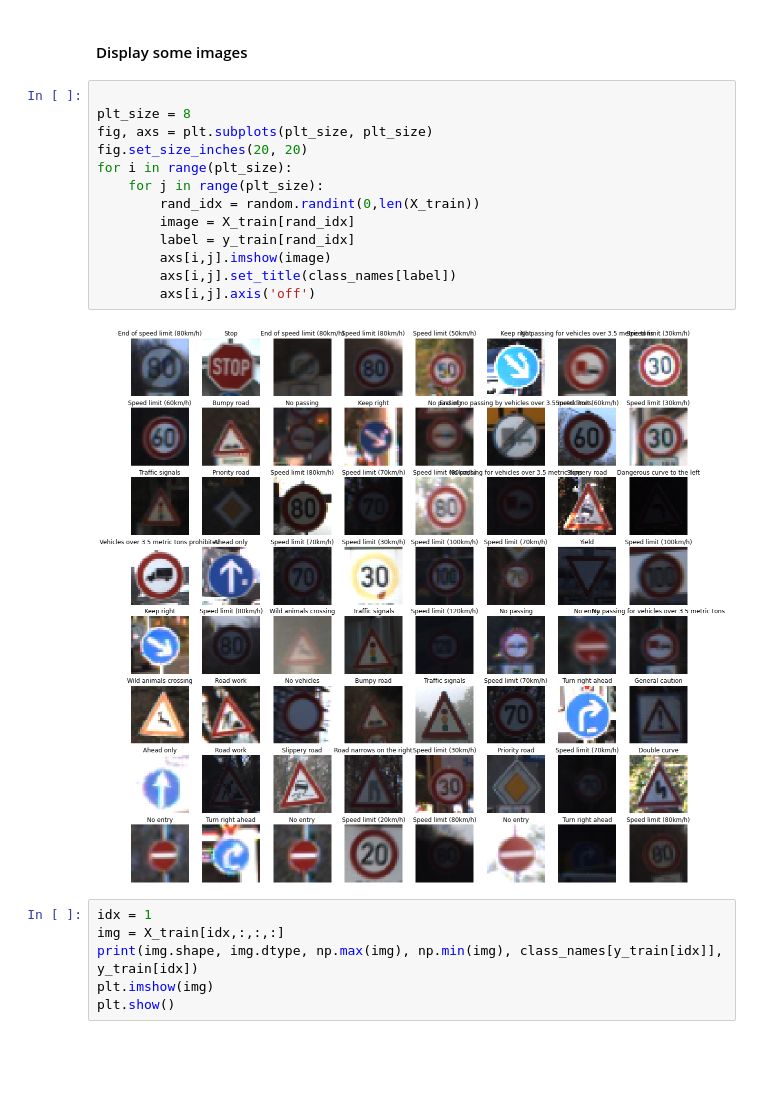
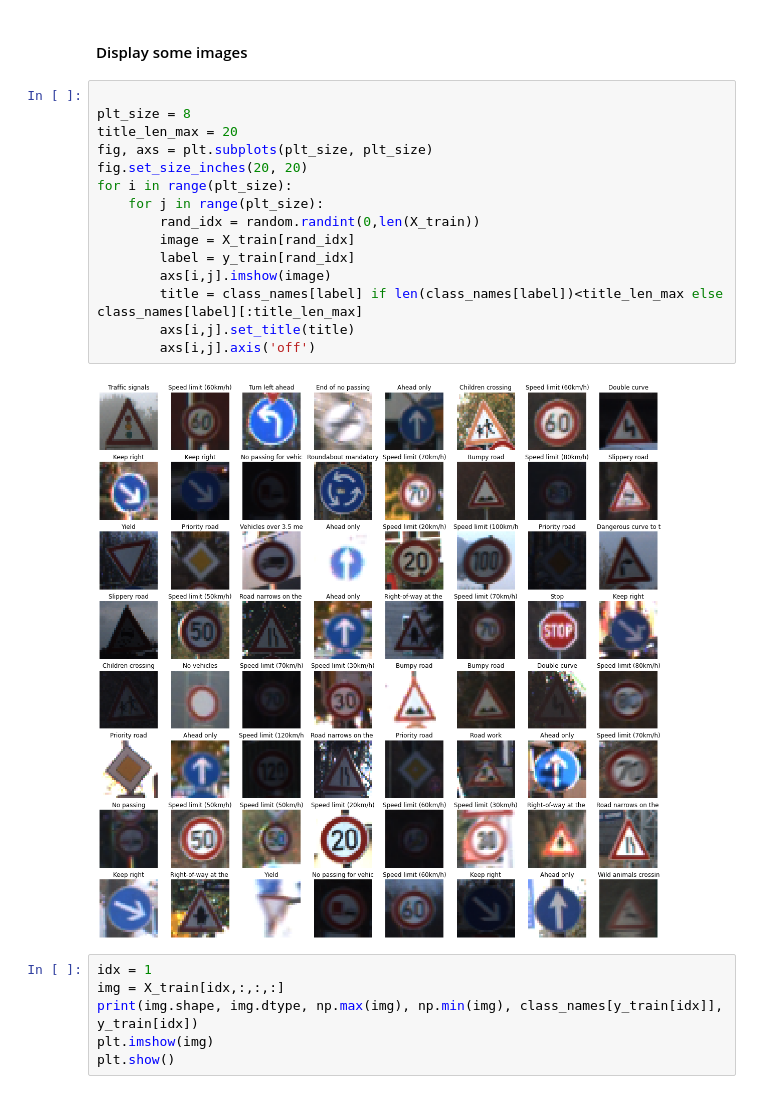
Before and after one commit to Zulkhuu/self-driving-car, a Jupyter notebook: P3_traffic_sign_classifier/Traffic_Sign_Classifier.ipynb, the cells around one changed output. Drawn from its saved outputs; the diff is of its cells as text; blank space fills up the shorter version.

```diff
--- a/P3_traffic_sign_classifier/Traffic_Sign_Classifier.ipynb
+++ b/P3_traffic_sign_classifier/Traffic_Sign_Classifier.ipynb
@@ -111,18 +111,20 @@ df.plot(y='counts', x='class_names', kind='barh', figsize=(10,16))
 # %%
 
 plt_size = 8
+title_len_max = 20
 fig, axs = plt.subplots(plt_size, plt_size)
 fig.set_size_inches(20, 20)
 for i in range(plt_size):
     for j in range(plt_size):
         rand_idx = random.randint(0,len(X_train))
         image = X_train[rand_idx]
         label = y_train[rand_idx]
         axs[i,j].imshow(image)
-        axs[i,j].set_title(class_names[label])
+        title = class_names[label] if len(class_names[label])<title_len_max else class_names[label][:title_len_max]
+        axs[i,j].set_title(title)
         axs[i,j].axis('off')
 # %% [output]
-[figure, old version]
+[figure, new version]
 # %%
 idx = 1
 img = X_train[idx,:,:,:]
```
Also changed, not shown: parts of 14 cells of this notebook, 17 other files.
